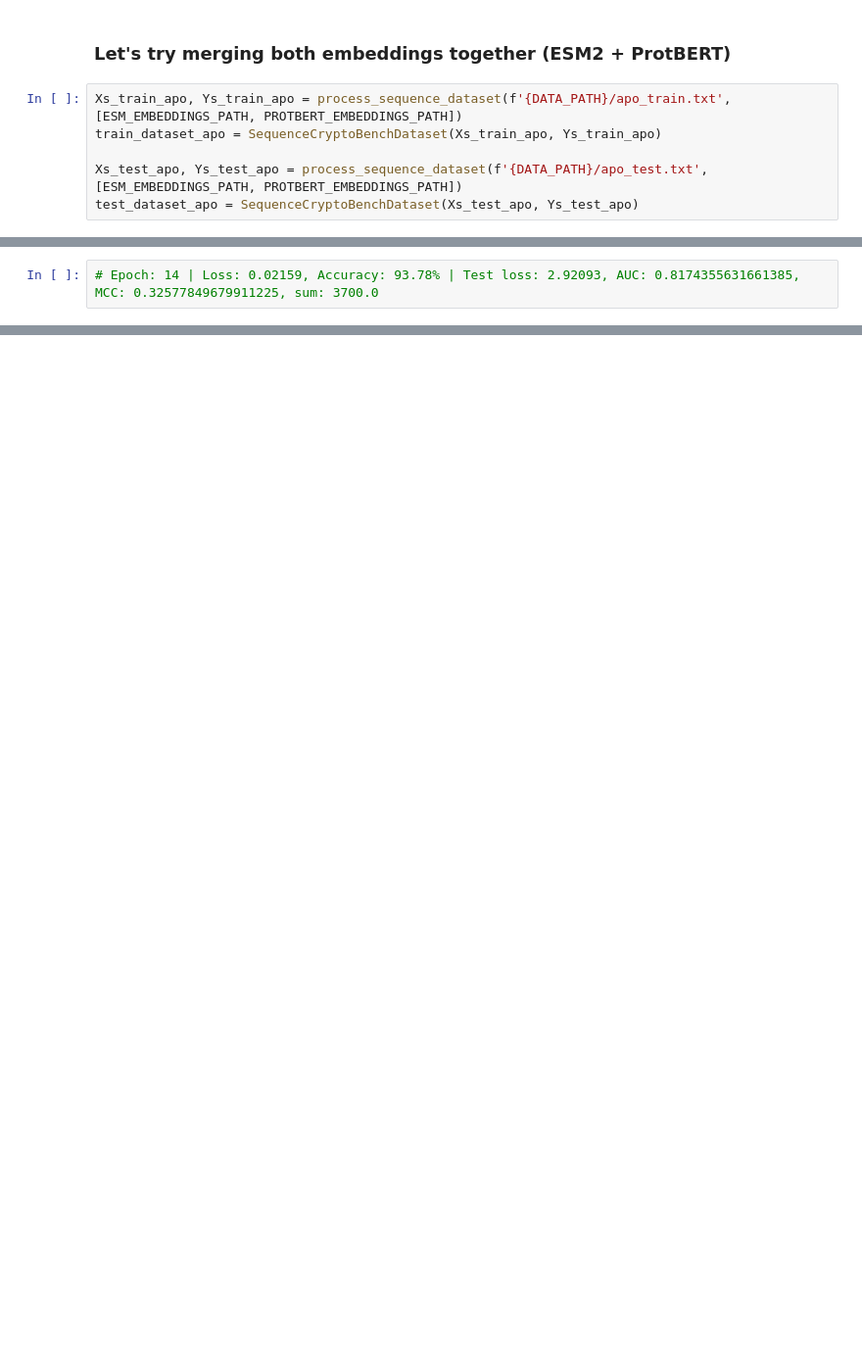
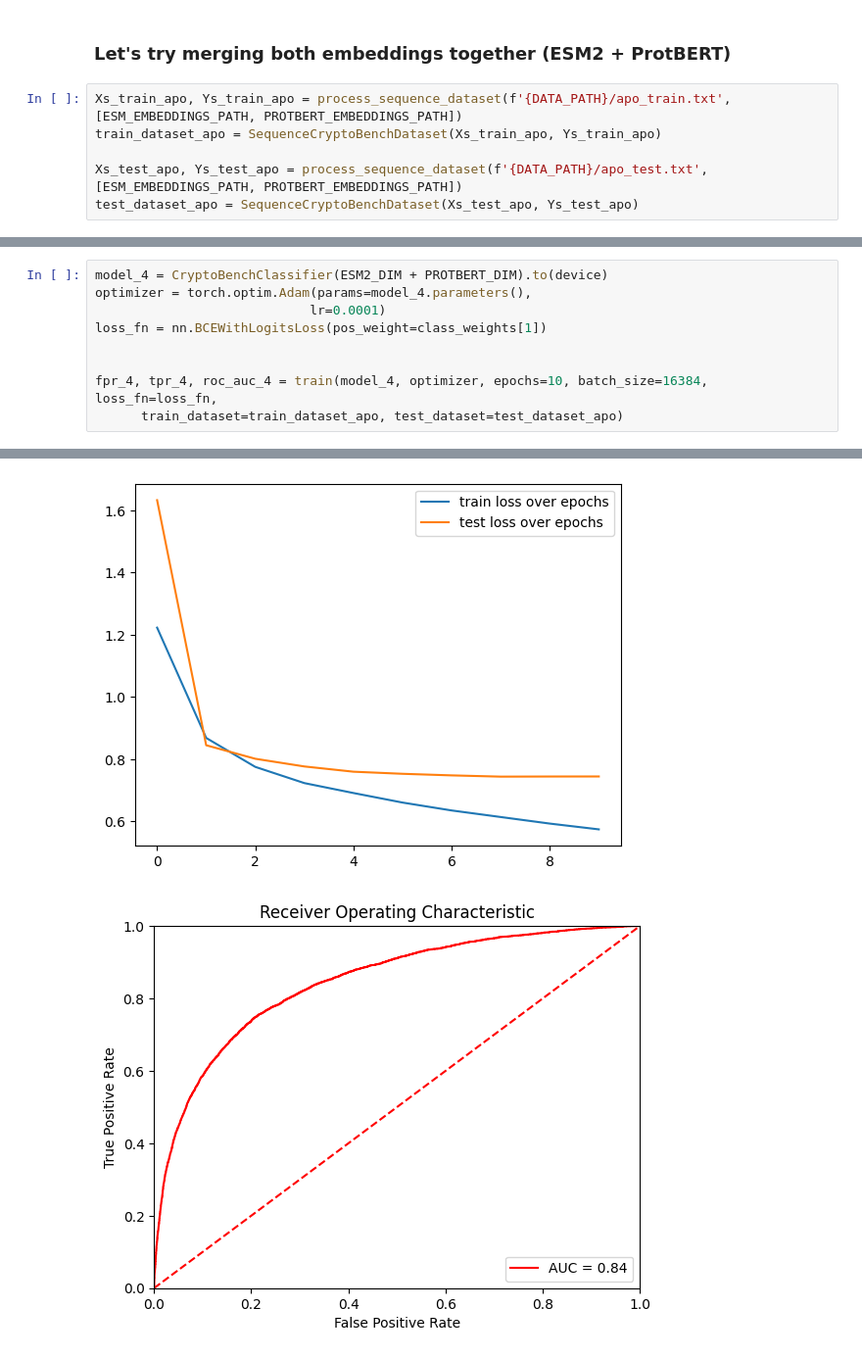
Before and after one commit to skrhakv/deeplife-project, a Jupyter notebook: src/models.ipynb, the cells around one changed output, grey strips where cells are left out. Shown at 98% size. Saved outputs shown, nothing was run; the diff lists cells and outputs as text; blank space fills up the shorter version.

```diff
--- a/src/models.ipynb
+++ b/src/models.ipynb
@@ -926,2 +795,10 @@ Compile with `TORCH_USE_CUDA_DSA` to enable device-side assertions.
-# %%
-# Epoch: 14 | Loss: 0.02159, Accuracy: 93.78% | Test loss: 2.92093, AUC: 0.8174355631661385, MCC: 0.32577849679911225, sum: 3700.0
+# %%
+model_4 = CryptoBenchClassifier(ESM2_DIM + PROTBERT_DIM).to(device)
+optimizer = torch.optim.Adam(params=model_4.parameters(),
+                            lr=0.0001)
+loss_fn = nn.BCEWithLogitsLoss(pos_weight=class_weights[1])
+
+
+fpr_4, tpr_4, roc_auc_4 = train(model_4, optimizer, epochs=10, batch_size=16384, loss_fn=loss_fn,
+      train_dataset=train_dataset_apo, test_dataset=test_dataset_apo)
+# %% [output]
@@ -927,0 +816,2 @@ Compile with `TORCH_USE_CUDA_DSA` to enable device-side assertions.
+[figure, added]
+[figure, added]
```
Also changed, not shown: parts of 35 cells of this notebook.
